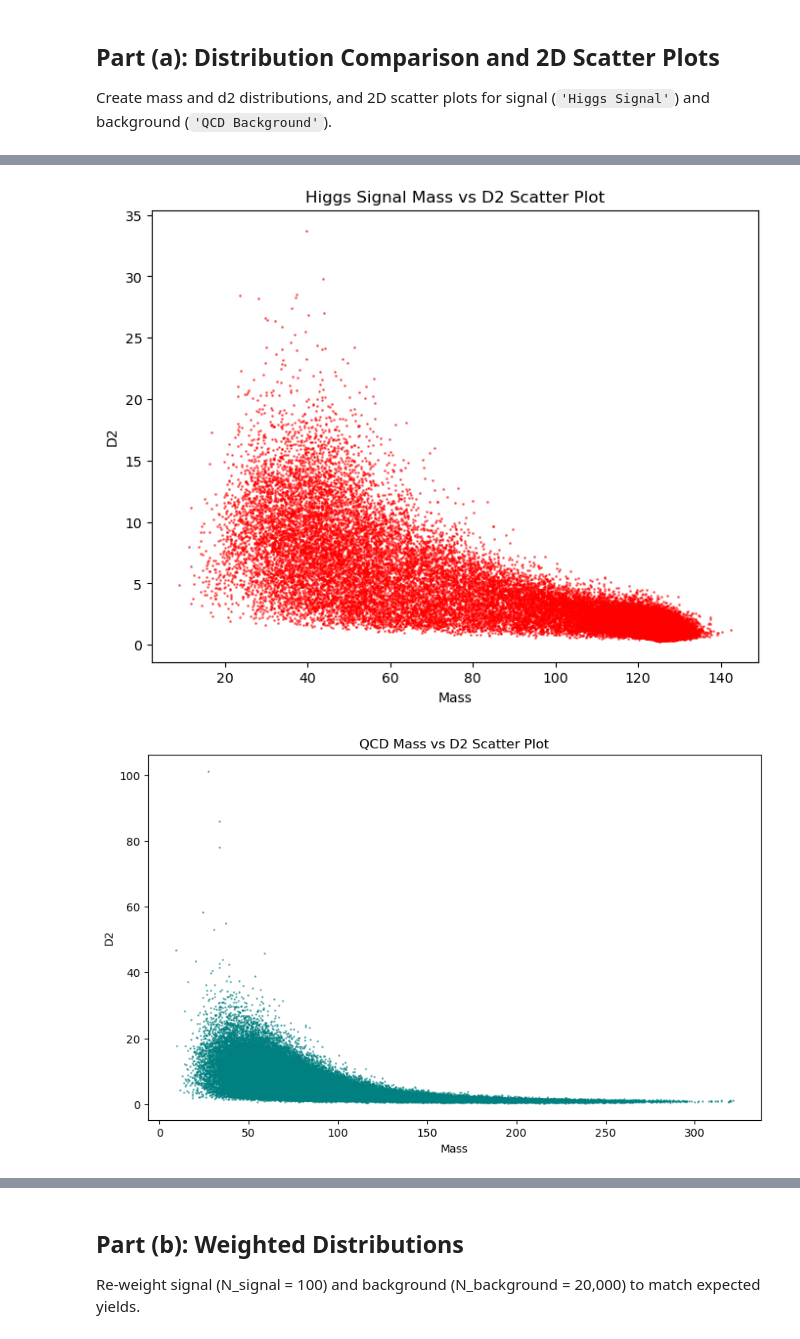
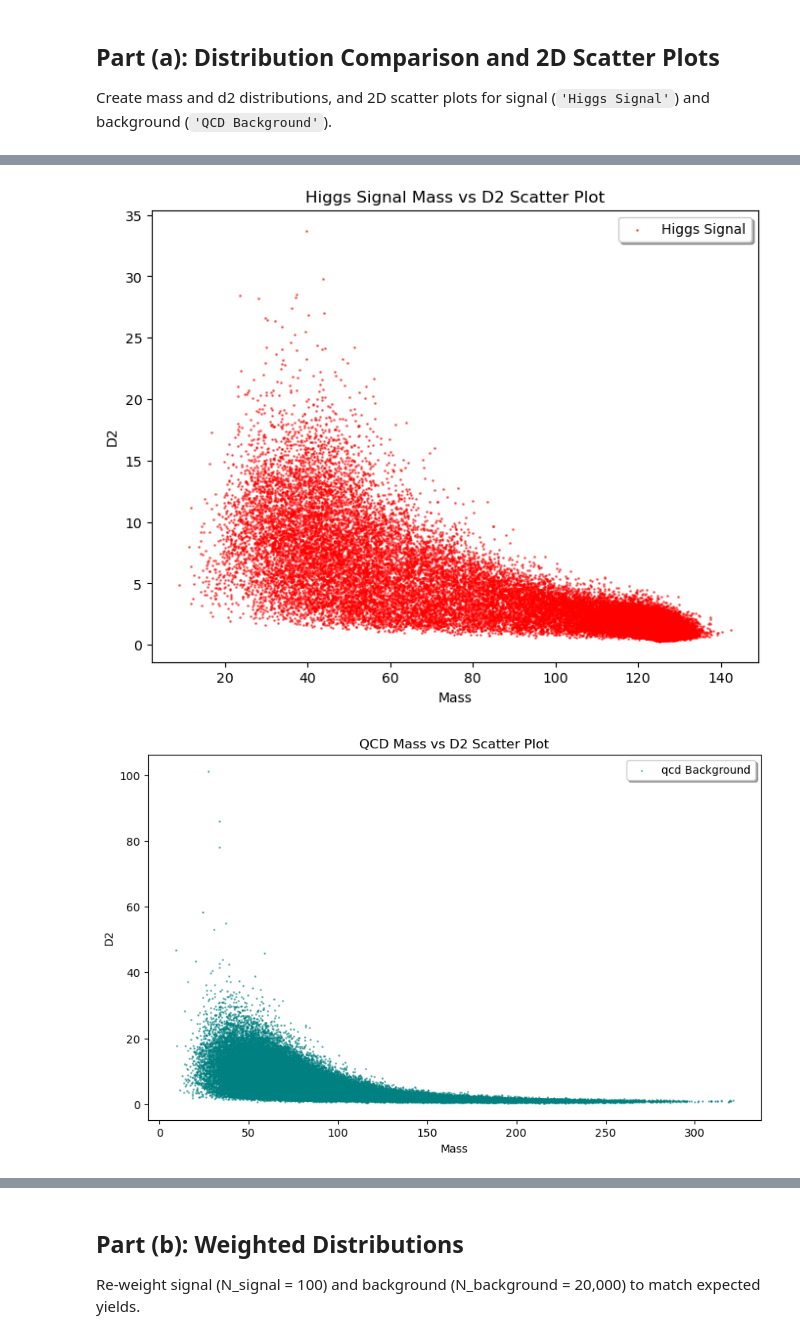
Before and after one commit to leoquintana4/Phys-434, a Jupyter notebook: PHYS 434 Lab 5.ipynb, the cells around one changed output, grey strips where cells are left out. Saved outputs shown, nothing was run; the diff lists cells and outputs as text; code cells hidden in the pictures.

```diff
--- a/PHYS 434 Lab 5.ipynb
+++ b/PHYS 434 Lab 5.ipynb
@@ -235,14 +251,15 @@ ax4.legend(shadow=True);
 # %%
 # TODO: Create 2D scatter plot of mass vs d2 for signal
 
 
 fig, ax5 = plt.subplots(figsize=(8, 6));
-ax5.scatter(higgs_df['mass'], higgs_df['d2'], alpha=0.5, label='qcd Background', color='red', s=1);
+ax5.scatter(higgs_df['mass'], higgs_df['d2'], alpha=0.5, label='Higgs Signal', color='red', s=1);
 ax5.set_title('Higgs Signal Mass vs D2 Scatter Plot');
 ax5.set_xlabel('Mass');
 ax5.set_ylabel('D2');
+ax5.legend(shadow=True);
 # %% [output]
-[figure, old version]
+[figure, new version]
 # %%
 # TODO: Create 2D scatter plot of mass vs d2 for background
 
@@ -251,8 +268,9 @@ ax6.scatter(qcd_df['mass'], qcd_df['d2'], alpha=0.5, label='qcd Background', col
 ax6.set_title('QCD Mass vs D2 Scatter Plot');
 ax6.set_xlabel('Mass');
 ax6.set_ylabel('D2');
+ax6.legend(shadow=True);
 # %% [output]
-[figure, old version]
+[figure, new version]
 # %% [markdown]
 **Question:** Describe the discrimination power of mass and d2 for separating signal from background.
 
```
Also changed, not shown: parts of 13 cells of this notebook, 6 other files.
